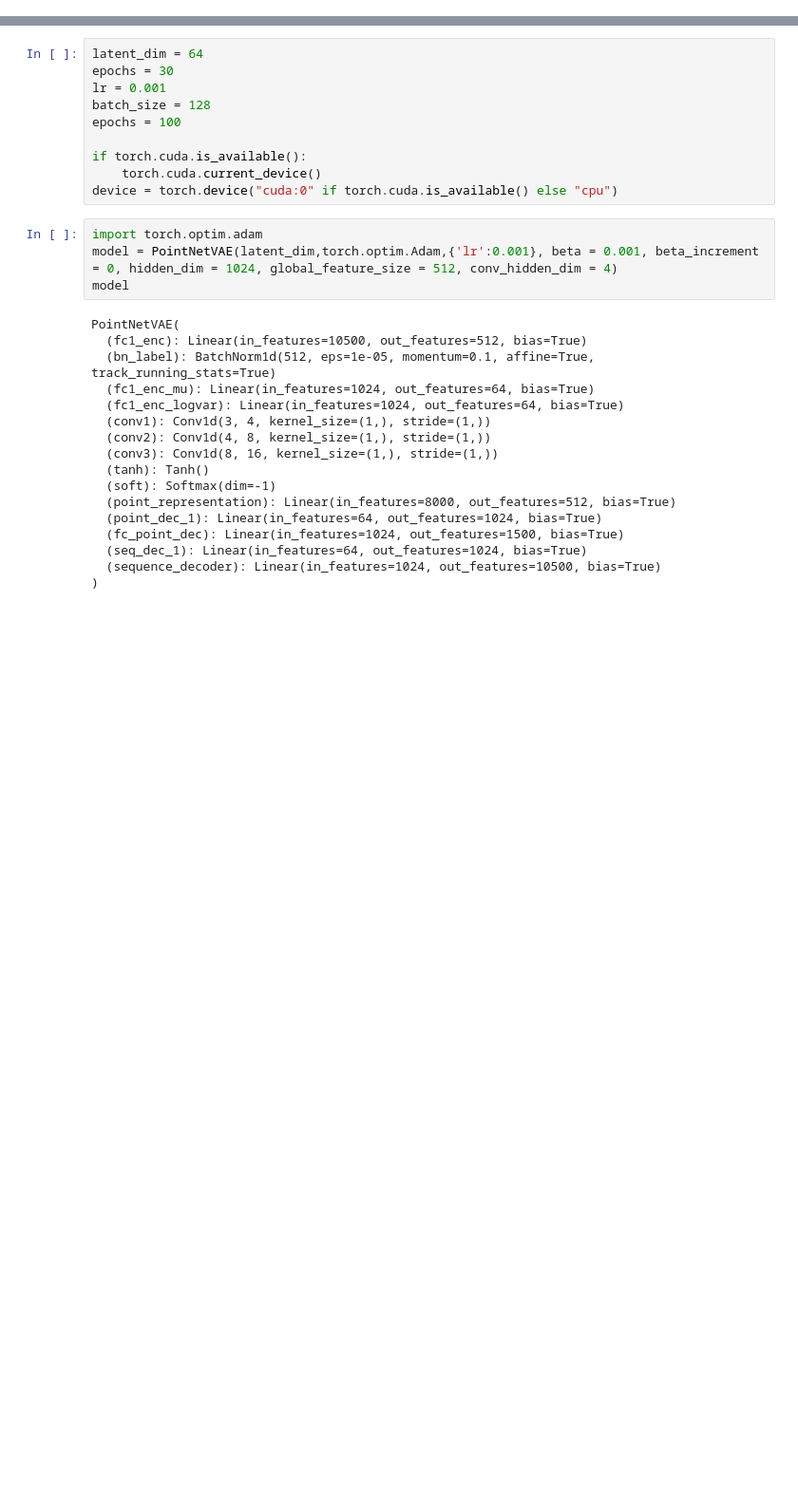
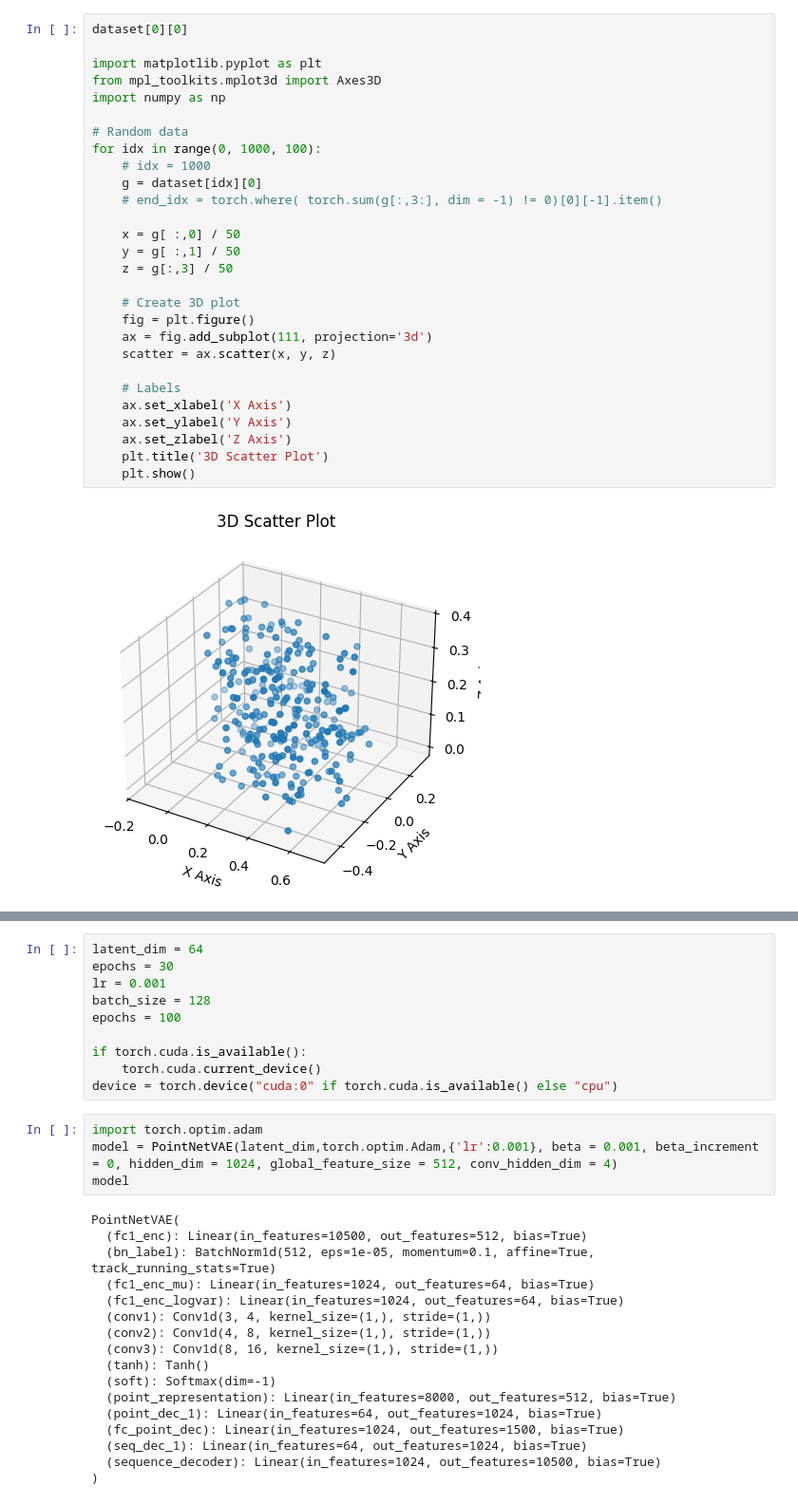
Before and after one commit to shazakam/ProteinManifoldLearning, a Jupyter notebook: Notebooks/pointNet_VAE.ipynb, the cells around one changed output, grey strips where cells are left out. Shown at 95% size. Cells and saved outputs as stored; diff of their text form; blank space fills up the shorter version.

```diff
--- a/Notebooks/pointNet_VAE.ipynb
+++ b/Notebooks/pointNet_VAE.ipynb
@@ -103,0 +160,30 @@ torch.save(val_tensor, 'Pfam_data_val_norm.pt')
+# %%
+dataset[0][0]
+
+import matplotlib.pyplot as plt
+from mpl_toolkits.mplot3d import Axes3D
+import numpy as np
+
+# Random data
+for idx in range(0, 1000, 100):
+    # idx = 1000
+    g = dataset[idx][0]
+    # end_idx = torch.where( torch.sum(g[:,3:], dim = -1) != 0)[0][-1].item()
+
+    x = g[ :,0] / 50
+    y = g[ :,1] / 50
+    z = g[:,3] / 50
+
+    # Create 3D plot
+    fig = plt.figure()
+    ax = fig.add_subplot(111, projection='3d')
+    scatter = ax.scatter(x, y, z)
+
+    # Labels
+    ax.set_xlabel('X Axis')
+    ax.set_ylabel('Y Axis')
+    ax.set_zlabel('Z Axis')
+    plt.title('3D Scatter Plot')
+    plt.show()
+# %% [output]
+[figure, added]
```
Also changed, not shown: parts of 8 cells of this notebook, 15 other files.
